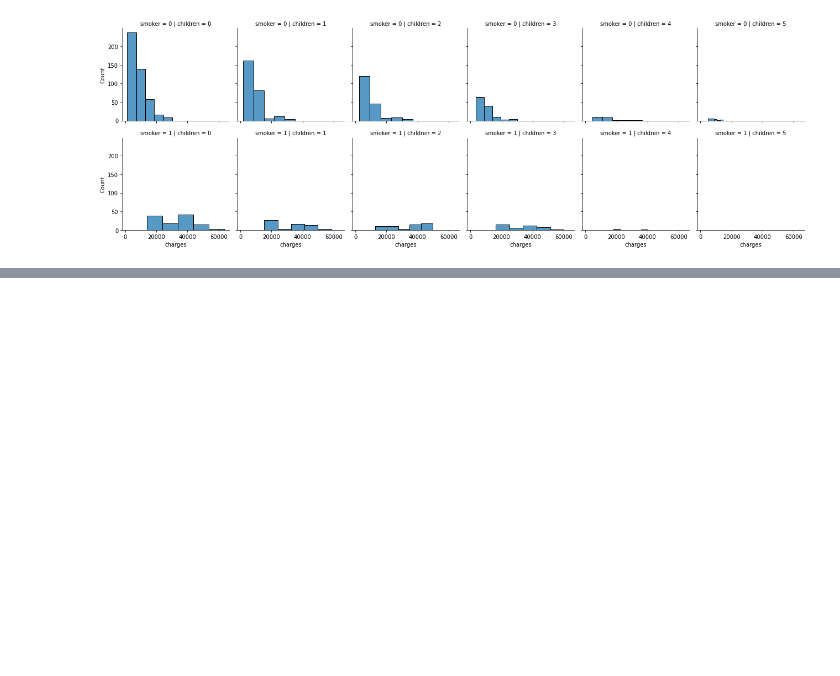
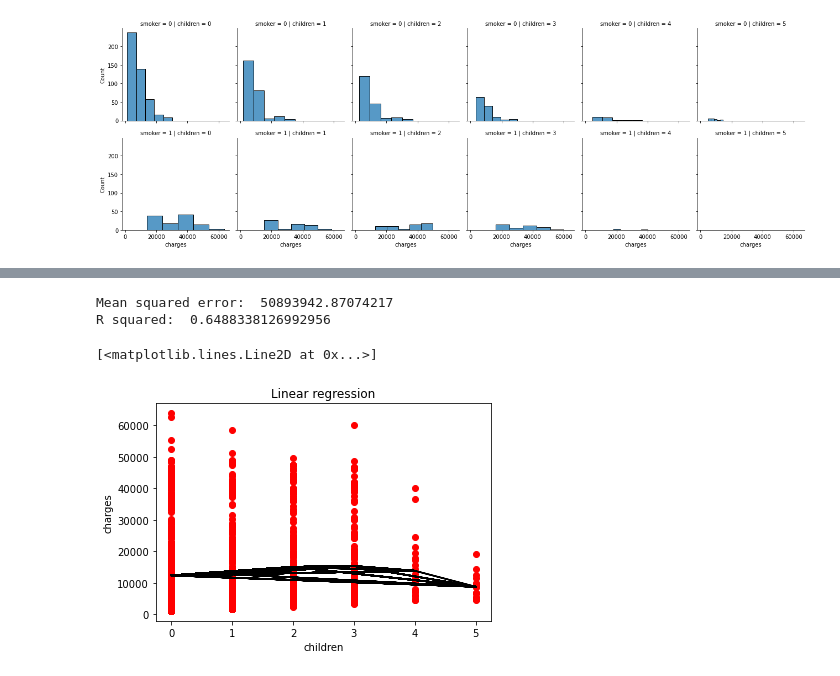
Before and after one commit to bbahmed01/GoMycode_AI, a Jupyter notebook: 5th try.ipynb, the cells around one changed output, grey strips where cells are left out. Saved outputs shown, nothing was run; the diff lists cells and outputs as text; code cells hidden in the pictures; blank space fills up the shorter version.

```diff
--- a/5th try.ipynb
+++ b/5th try.ipynb
@@ -133,0 +189,27 @@ and people who have a high number of children and do smoke have in fact a higher
+# %%
+x= df["children"].values.reshape(-1,1)
+y= df["charges"].values
+poly = PolynomialFeatures(degree = 5)
+x_poly = poly.fit_transform(x)
+poly.fit(x_poly, y)
+lg=LinearRegression()
+lg.fit(x_poly, y)
+
+MSE_PR = mean_squared_error(y_test,predicted)
+RS_PR = metrics.r2_score(y_test,predicted)
+
+MSE_MLR = mean_squared_error(y_test,predicted)
+RS_MLR = metrics.r2_score(y_test,predicted)
+print("Mean squared error: ",MSE_PR)
+print("R squared: ",RS_PR)
+
+pltp.scatter(x, y, color="r")
+pltp.title("Linear regression")
+pltp.ylabel("charges")
+pltp.xlabel("children")
+pltp.plot(x, lg.predict(poly.fit_transform(x)), color="k")
+# %% [output]
+Mean squared error:  50893942.87074217
+R squared:  0.6488338126992956
+[<matplotlib.lines.Line2D at 0x...>]
+[figure, added]
```
Also changed, not shown: parts of 11 cells of this notebook.
